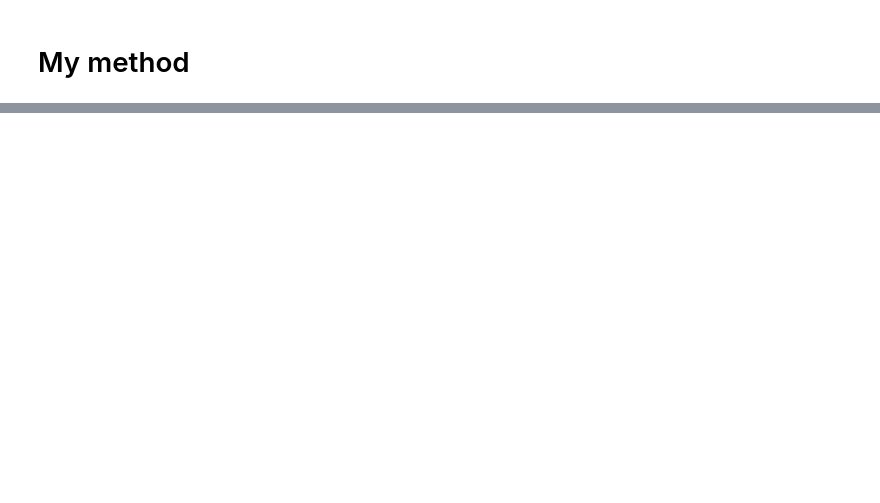
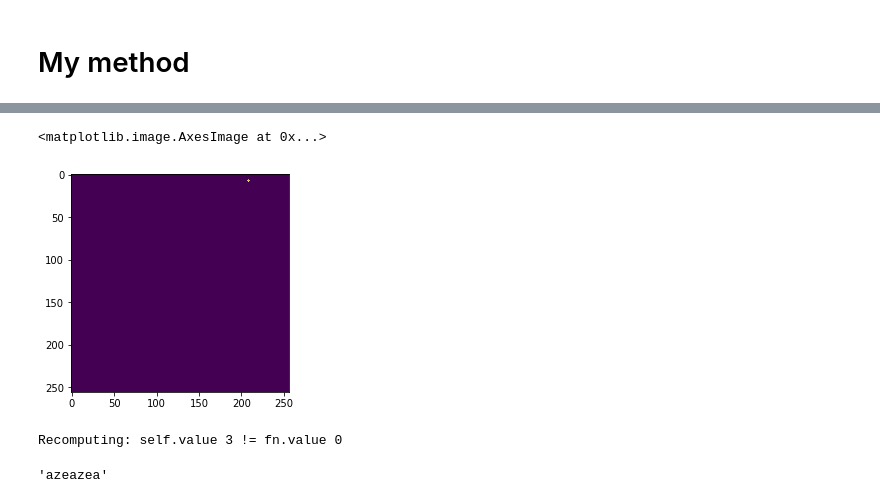
Before and after one commit to TheodoreAouad/superpixels, a Jupyter notebook: Notebooks/apply_slic.ipynb, the cells around one changed output, grey strips where cells are left out. Saved outputs shown, nothing was run; the diff lists cells and outputs as text; code cells hidden in the pictures; blank space fills up the shorter version.

```diff
--- a/Notebooks/apply_slic.ipynb
+++ b/Notebooks/apply_slic.ipynb
@@ -132,0 +228,7 @@ False
+# %%
+lb = 2000
+ar1 = sp1.array_some_sp([lb] + list(sp1.neighbors[lb]))
+plt.imshow(ar1)
+# %% [output]
+<matplotlib.image.AxesImage at 0x...>
+[figure, added]
@@ -132,0 +267,5 @@ False
+# %%
+a.f("azeazea")
+# %% [output]
+Recomputing: self.value 3 != fn.value 0
+'azeazea'
```
Also changed, not shown: parts of 29 cells of this notebook, 4 other files.
